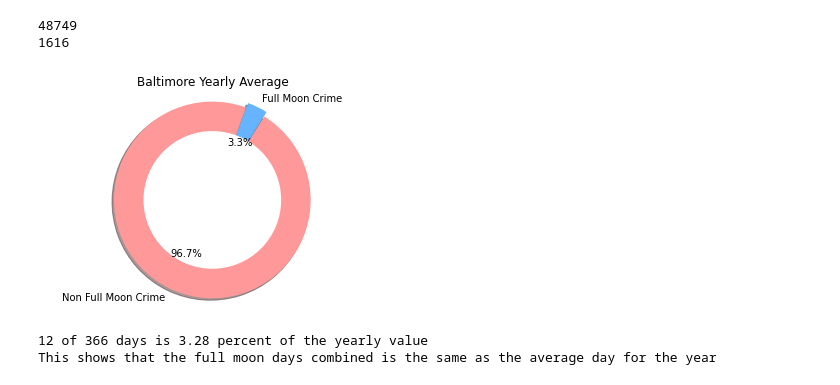
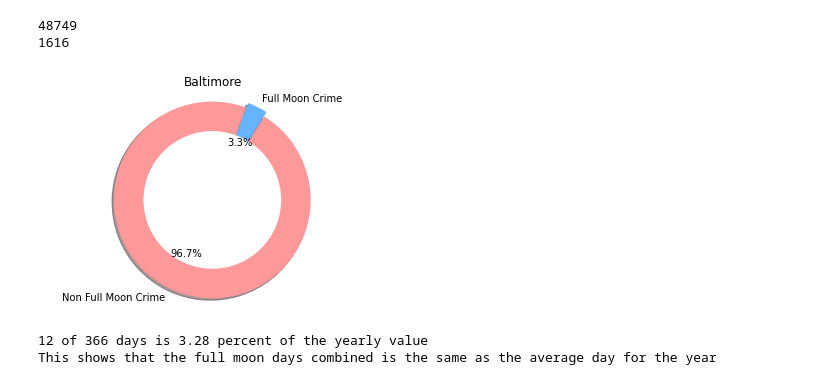
Before and after one commit to FAufenger/JupyterNotebook-FullMoon, a Jupyter notebook: Crime & The Moon/Baltimore.ipynb, the cells around one changed output. Drawn from its saved outputs; the diff is of its cells as text; code cells hidden in the pictures.

```diff
--- a/Crime & The Moon/Baltimore.ipynb
+++ b/Crime & The Moon/Baltimore.ipynb
@@ -1023,25 +1023,25 @@ print(baltimore_full_moon_total_crime)
 # %%
 # plot each pie chart in a separate subplot
 sizes = [(baltimore_total_crime_2016-baltimore_full_moon_total_crime), baltimore_full_moon_total_crime]
 # Pie chart, where the slices will be ordered and plotted counter-clockwise:
 labels = 'Non Full Moon Crime', 'Full Moon Crime'
 colors = ['#FF9999', '#66B3FF']
 explode = (0, 0.05)
 fig1, ax1 = plt.subplots()
 ax1.pie(sizes, explode=explode, labels=labels, autopct='%1.1f%%',
         shadow=True, startangle=70, colors=colors)
 ax1.axis('equal')
 # Equal aspect ratio ensures that pie is drawn as a circle.
 centre_circle = plt.Circle((0,0),0.70,fc='white')
 fig = plt.gcf()
 fig.gca().add_artist(centre_circle)
-plt.title('Baltimore Yearly Average')
+plt.title('Baltimore')
 
 plt.savefig('baltimore_images/baltimore_total_crime.png')
 plt.show()
 print(f'12 of 366 days is 3.28 percent of the yearly value')
 print(f'This shows that the full moon days combined is the same as the average day for the year')
 # %% [output]
-[figure, old version]
+[figure, new version]
 12 of 366 days is 3.28 percent of the yearly value
 This shows that the full moon days combined is the same as the average day for the year
```
Also changed, not shown: 1 other file.
